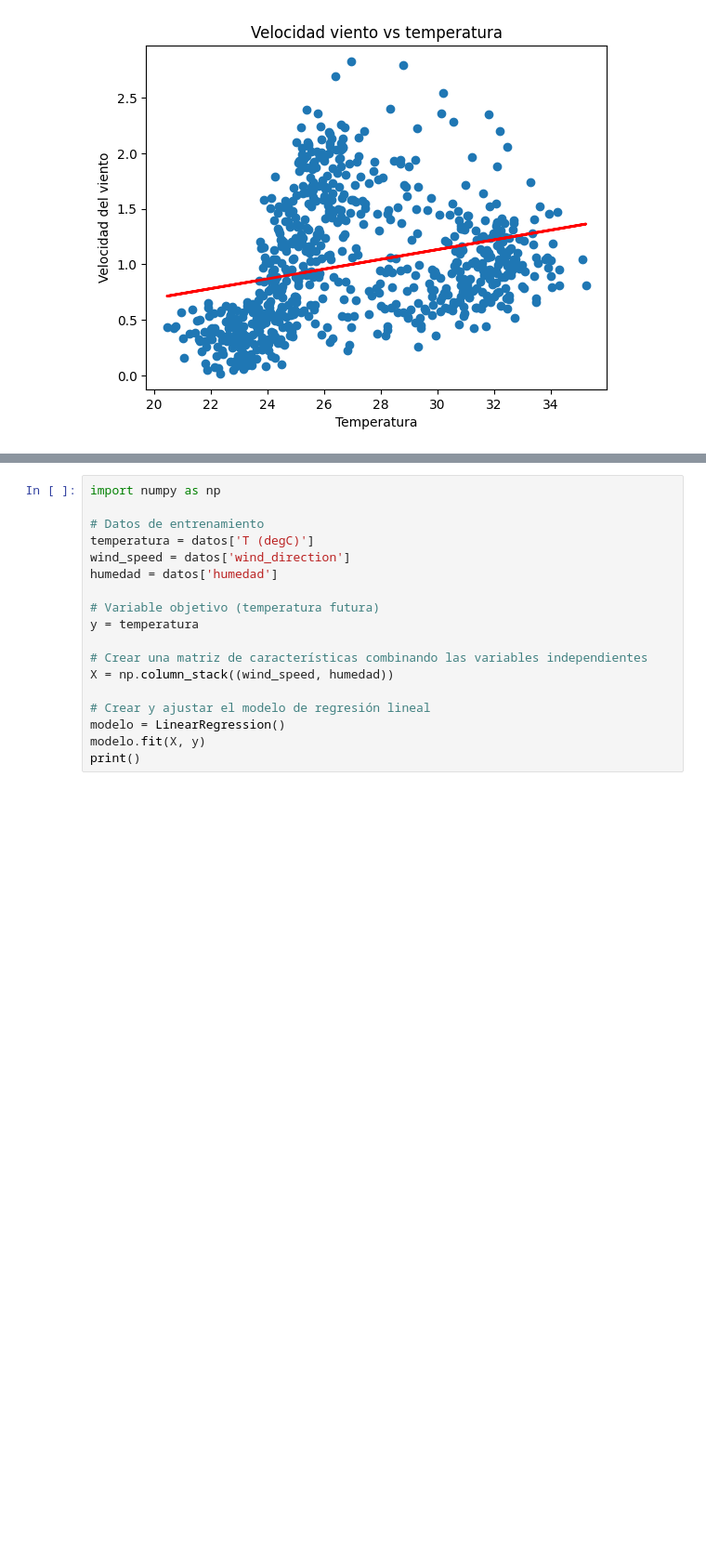
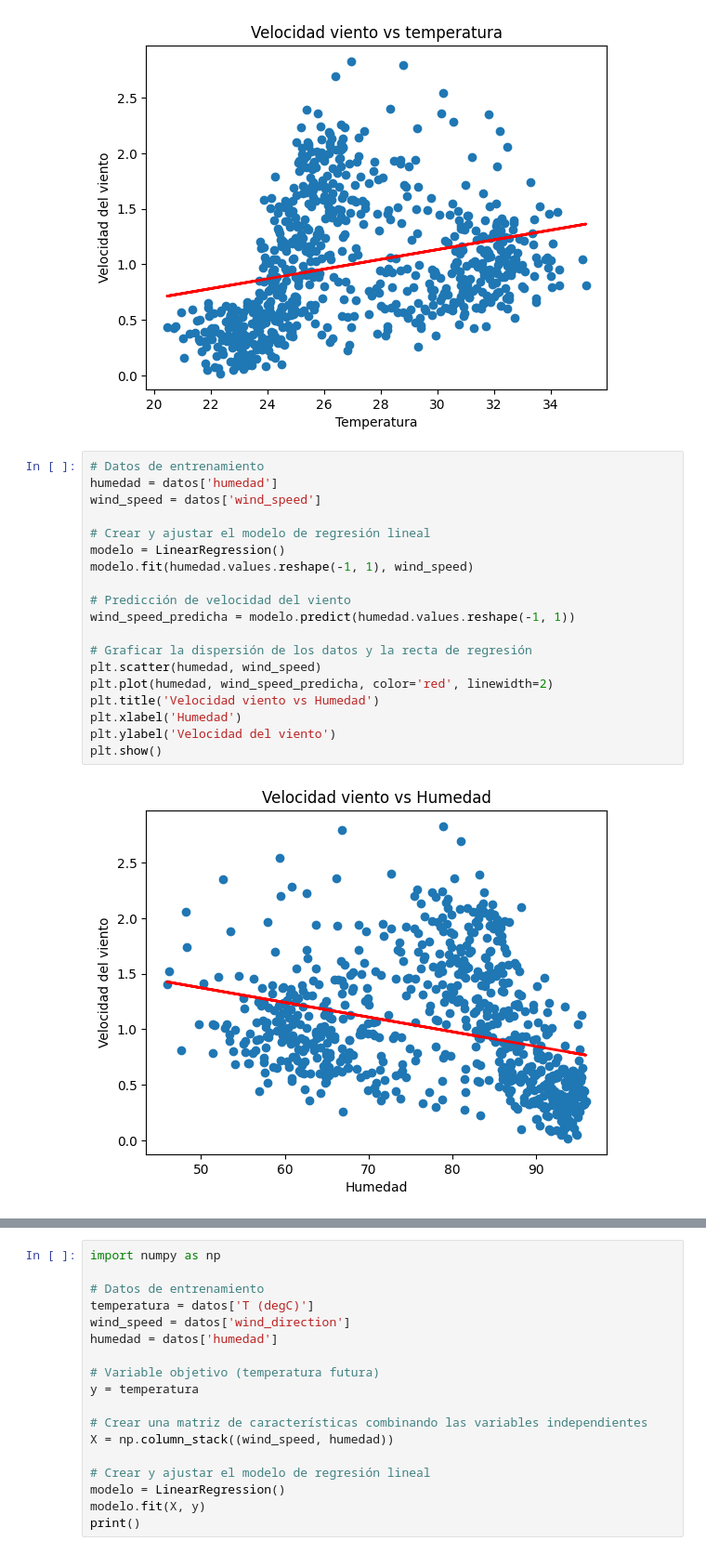
Before and after one commit to juanjoselondono/Climate-Prediction-Model, a Jupyter notebook: main.ipynb, the cells around one changed output, grey strips where cells are left out. Shown at 93% size. Cells and saved outputs as stored; diff of their text form; blank space fills up the shorter version.

```diff
--- a/main.ipynb
+++ b/main.ipynb
@@ -108,4 +108,25 @@ plt.ylabel('Velocidad del viento')
 plt.show()
 # %% [output]
 [figure]
+# %%
+# Datos de entrenamiento
+humedad = datos['humedad']
+wind_speed = datos['wind_speed']
+
+# Crear y ajustar el modelo de regresión lineal
+modelo = LinearRegression()
+modelo.fit(humedad.values.reshape(-1, 1), wind_speed)
+
+# Predicción de velocidad del viento
+wind_speed_predicha = modelo.predict(humedad.values.reshape(-1, 1))
+
+# Graficar la dispersión de los datos y la recta de regresión
+plt.scatter(humedad, wind_speed)
+plt.plot(humedad, wind_speed_predicha, color='red', linewidth=2)
+plt.title('Velocidad viento vs Humedad')
+plt.xlabel('Humedad')
+plt.ylabel('Velocidad del viento')
+plt.show()
+# %% [output]
+[figure, added]
 # %% [markdown]
```
Also changed, not shown: parts of 46 cells of this notebook, 5 other files.
